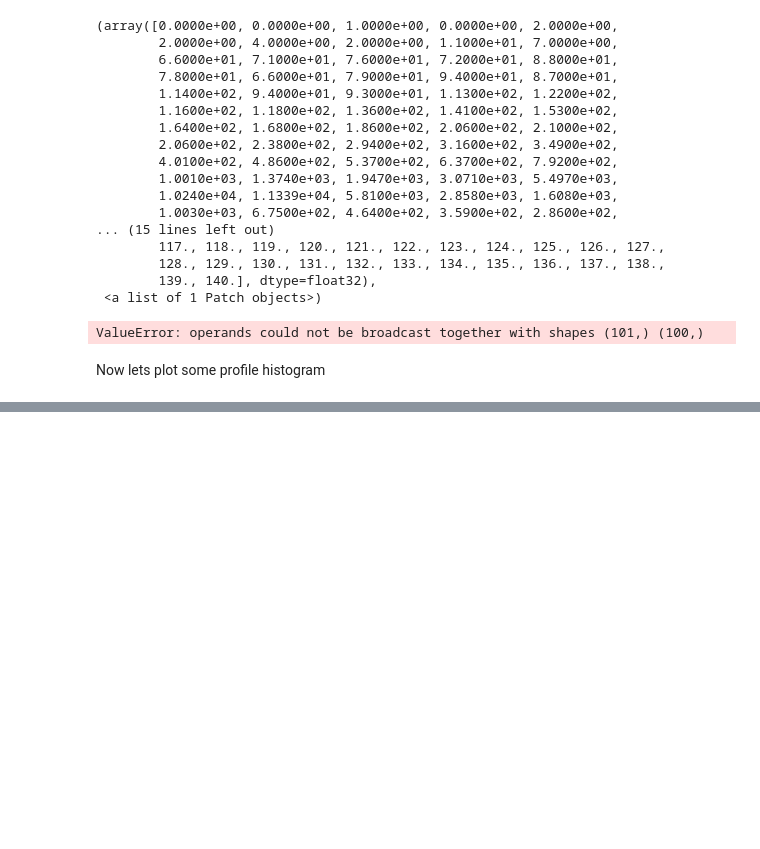
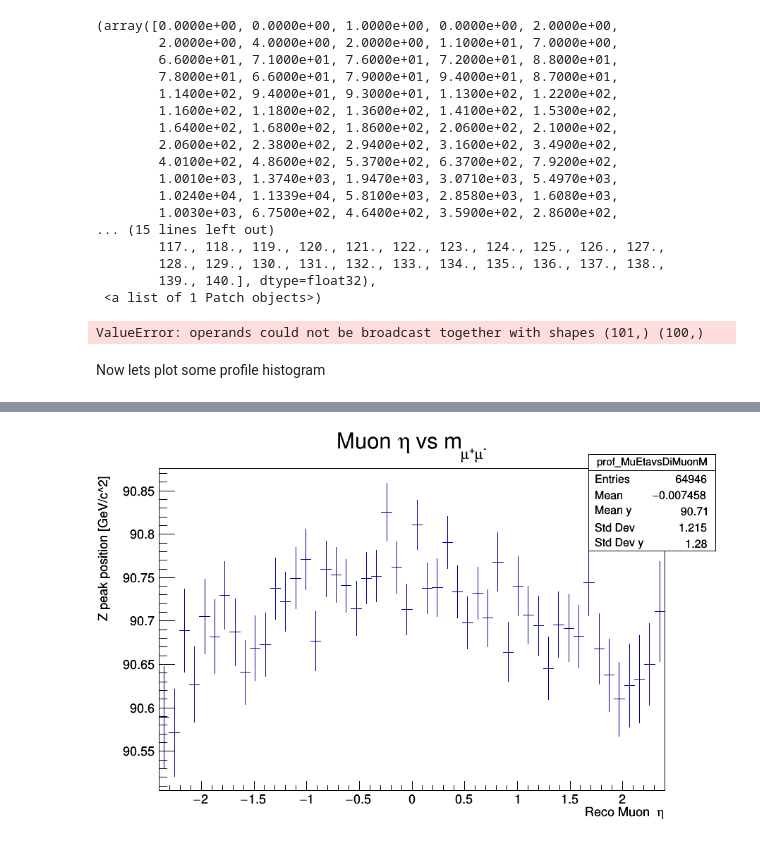
Before and after one commit to Taiantuia/MuonHATSatLPC2020, a Jupyter notebook: Exercise-2-Muon-momentum-scale-and-resolution-corrections.ipynb, the cells around one changed output, grey strips where cells are left out. Saved outputs shown, nothing was run; the diff lists cells and outputs as text; code cells hidden in the pictures; blank space fills up the shorter version.

```diff
--- a/Exercise-2-Muon-momentum-scale-and-resolution-corrections.ipynb
+++ b/Exercise-2-Muon-momentum-scale-and-resolution-corrections.ipynb
@@ -149,0 +179,2 @@ mup_phi=two_opposite_good_muons.phi[two_opposite_good_muons.charge>0].flatten()
+# %%
+prof_MuEtavsDiMuonM = ROOT.TProfile("prof_MuEtavsDiMuonM","Muon #eta vs m_{#mu^{+}#mu^{-}};Reco Muon #eta; Z peak position [GeV/c^2]",50,-2.4,2.4,88,93)
@@ -149,0 +187,6 @@ mup_phi=two_opposite_good_muons.phi[two_opposite_good_muons.charge>0].flatten()
+# %%
+c3 = ROOT.TCanvas("muetadimum","",900,600)
+prof_MuEtavsDiMuonM.Draw()
+c3.Draw()
+# %% [output]
+[figure, added]
```
Also changed, not shown: parts of 18 cells of this notebook.
